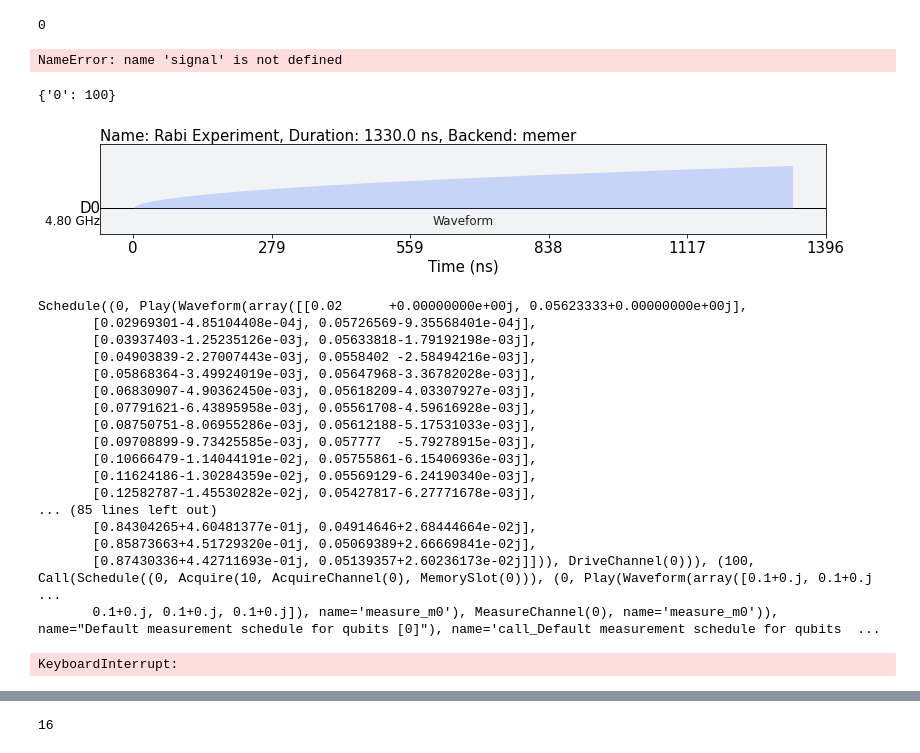
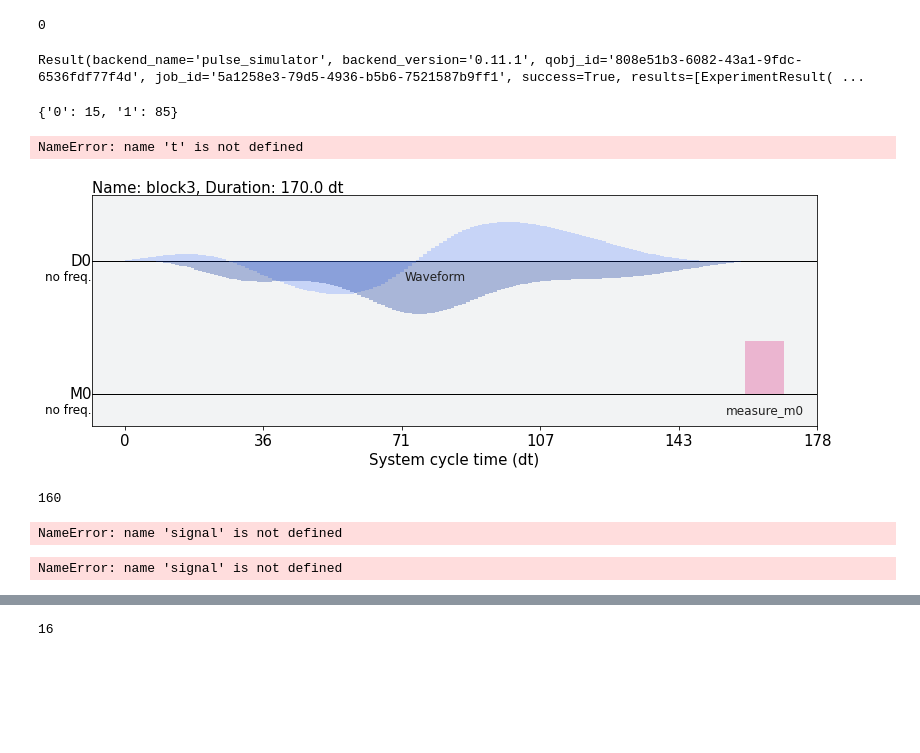
Before and after one commit to Fan-0/AQI2022, a Jupyter notebook: Summer 2022/sum22_test.ipynb, the cells around one changed output, grey strips where cells are left out. Drawn from its saved outputs; the diff is of its cells as text; code cells hidden in the pictures; blank space fills up the shorter version.

```diff
--- a/Summer 2022/sum22_test.ipynb
+++ b/Summer 2022/sum22_test.ipynb
@@ -168,20 +170,50 @@ class Custom_Fgp:
         [circ.append(custom_gate, [i]) for i in qubits]
         circ.add_calibration(self.name, qubits, self.Create_Pulse(), [])
         return circ
-# %%
-circ = QuantumCircuit(7,1)
-circ.x([0])
-circ.h([0,3,5])
-circ.cx(0,1)
-circ = signal.add_as_gate(circ,[0,1,2])
-circ.draw('mpl')
-# %% [output]
-NameError: name 'signal' is not defined
+# %%
+import Su22
+from qiskit.providers.fake_provider import FakeOpenPulse2Q,ConfigurableFakeBackend
+from qiskit import transpile
+backend = FakeOpenPulse2Q()
+
+pulse = Su22.loadData("FGRAFS_controls/x_gate_sampling.p")
+data= Su22.Spec(pulse,0.02,0.98,1,option=1)
+# %% [output]
+Result(backend_name='pulse_simulator', backend_version='0.11.1', qobj_id='808e51b3-6082-43a1-9fdc-6536fdf77f4d', job_id='5a1258e3-79d5-4936-b5b6-7521587b9ff1', success=True, results=[ExperimentResult( ...
+# %%
+data[0].get_counts()
+# %% [output]
+{'0': 15, '1': 85}
+# %%
+rabi_qobj = transpile(t,
+                      backend=backend)
+results = backend.run(rabi_qobj,shots = 100).result()
+print(results.get_counts())
+# %% [output]
+NameError: name 't' is not defined
+# %%
+t.draw()
+# %% [output]
+[figure, added]
+# %%
+len(Su22.loadData("FGRAFS_controls/x_gate_sampling.p"))
+# %% [output]
+160
+# %%
+from qiskit.providers.fake_provider import FakeOpenPulse2Q,ConfigurableFakeBackend
+#backend = ConfigurableFakeBackend("memer",1)
+backend = FakeOpenPulse2Q()
+test2 =np.random.randint(20,size=200)
+#print(signal.input)
+#print(signal.norm)
+signal.Customize_pulse(1).draw()
+# %% [output]
+NameError: name 'signal' is not defined
 # %%
-test= [np.sqrt(x*8) for x in range(1000)]
+test=[np.sqrt(x*8) for x in range(1000)]
 from qiskit.providers.aer import PulseSimulator
 from qiskit.compiler import assemble
-signal = Custom_Fgp('low_freq',test,backend)
+#signal = Custom_Fgp('low_freq',test,backend)
 temp = signal.Customize_pulse(1)
 with pulse.build(backend=backend) as pulse_2:
     #pulse.play(pulse.Gaussian(duration=1000,amp=1,sigma=1000, name='Rabi Pulse'), pulse.drive_channel(0))
@@ -197,29 +229,4 @@ results =backend.run(result, shots = 100).result()
 print(results.get_counts())
 signal.draw()
 # %% [output]
-{'0': 100}
+NameError: name 'signal' is not defined
-[figure, removed]
-# %%
-import Su22
-pulse = Su22.loadData("Xgate.p")
-data= Su22.Spec(pulse,0.02,0.98,100,option=1)
-data.dump()
-# %% [output]
-Schedule((0, Play(Waveform(array([[0.02      +0.00000000e+00j, 0.05623333+0.00000000e+00j],
-       [0.02969301-4.85104408e-04j, 0.05726569-9.35568401e-04j],
-       [0.03937403-1.25235126e-03j, 0.05633818-1.79192198e-03j],
-       [0.04903839-2.27007443e-03j, 0.0558402 -2.58494216e-03j],
-       [0.05868364-3.49924019e-03j, 0.05647968-3.36782028e-03j],
-       [0.06830907-4.90362450e-03j, 0.05618209-4.03307927e-03j],
-       [0.07791621-6.43895958e-03j, 0.05561708-4.59616928e-03j],
-       [0.08750751-8.06955286e-03j, 0.05612188-5.17531033e-03j],
-       [0.09708899-9.73425585e-03j, 0.057777  -5.79278915e-03j],
-       [0.10666479-1.14044191e-02j, 0.05755861-6.15406936e-03j],
-       [0.11624186-1.30284359e-02j, 0.05569129-6.24190340e-03j],
-       [0.12582787-1.45530282e-02j, 0.05427817-6.27771678e-03j],
-... (85 lines left out)
-       [0.84304265+4.60481377e-01j, 0.04914646+2.68444664e-02j],
-       [0.85873663+4.51729320e-01j, 0.05069389+2.66669841e-02j],
-       [0.87430336+4.42711693e-01j, 0.05139357+2.60236173e-02j]])), DriveChannel(0))), (100, Call(Schedule((0, Acquire(10, AcquireChannel(0), MemorySlot(0))), (0, Play(Waveform(array([0.1+0.j, 0.1+0.j ...
-       0.1+0.j, 0.1+0.j, 0.1+0.j]), name='measure_m0'), MeasureChannel(0), name='measure_m0')), name="Default measurement schedule for qubits [0]"), name='call_Default measurement schedule for qubits  ...
-KeyboardInterrupt:
```
Also changed, not shown: parts of 8 cells of this notebook, 3 other files.
